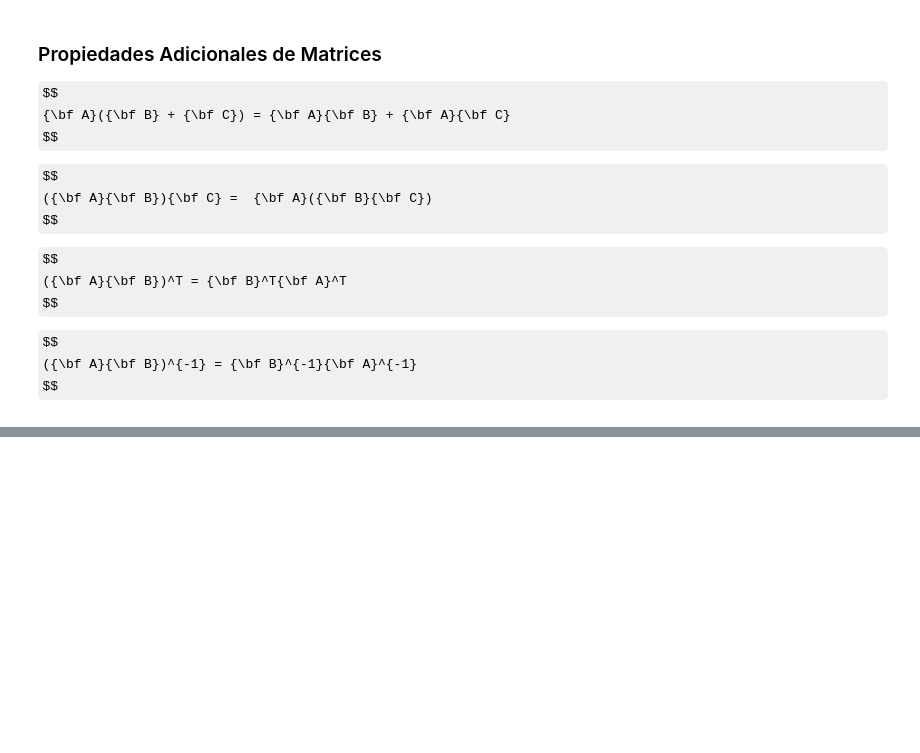
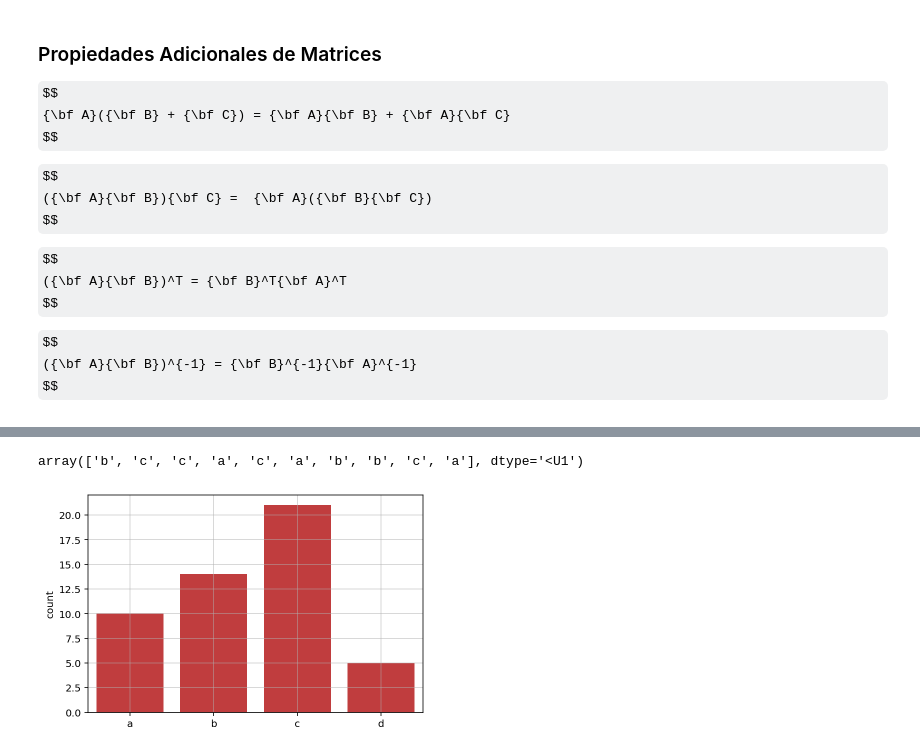
Before and after one commit to analysic-nabla/intro-machine-learning, a Jupyter notebook: notas/ml00.ipynb, the cells around one changed output, grey strips where cells are left out. Saved outputs shown, nothing was run; the diff lists cells and outputs as text; code cells hidden in the pictures; some formulas as TeX source; blank space fills up the shorter version.

```diff
--- a/notas/ml00.ipynb
+++ b/notas/ml00.ipynb
@@ -364,0 +468,16 @@ Una
+# %%
+# Valores de la distribución
+X = ["a", "b", "c", "d"]
+# Probabilidad de observar una observación
+probs = [0.25, 0.25, 0.4, 0.1]
+# Muestra de 10 elementos de X
+choice(X, size=10, p=probs)
+# %% [output]
+array(['b', 'c', 'c', 'a', 'c', 'a', 'b', 'b', 'c', 'a'], dtype='<U1')
+# %%
+seed(314)
+obs = choice(X, size=50, p=probs)
+sns.countplot(obs, order=X, color="tab:red")
+plt.grid(alpha=0.6)
+# %% [output]
+[figure, added]
```
Also changed, not shown: parts of 37 cells of this notebook.
